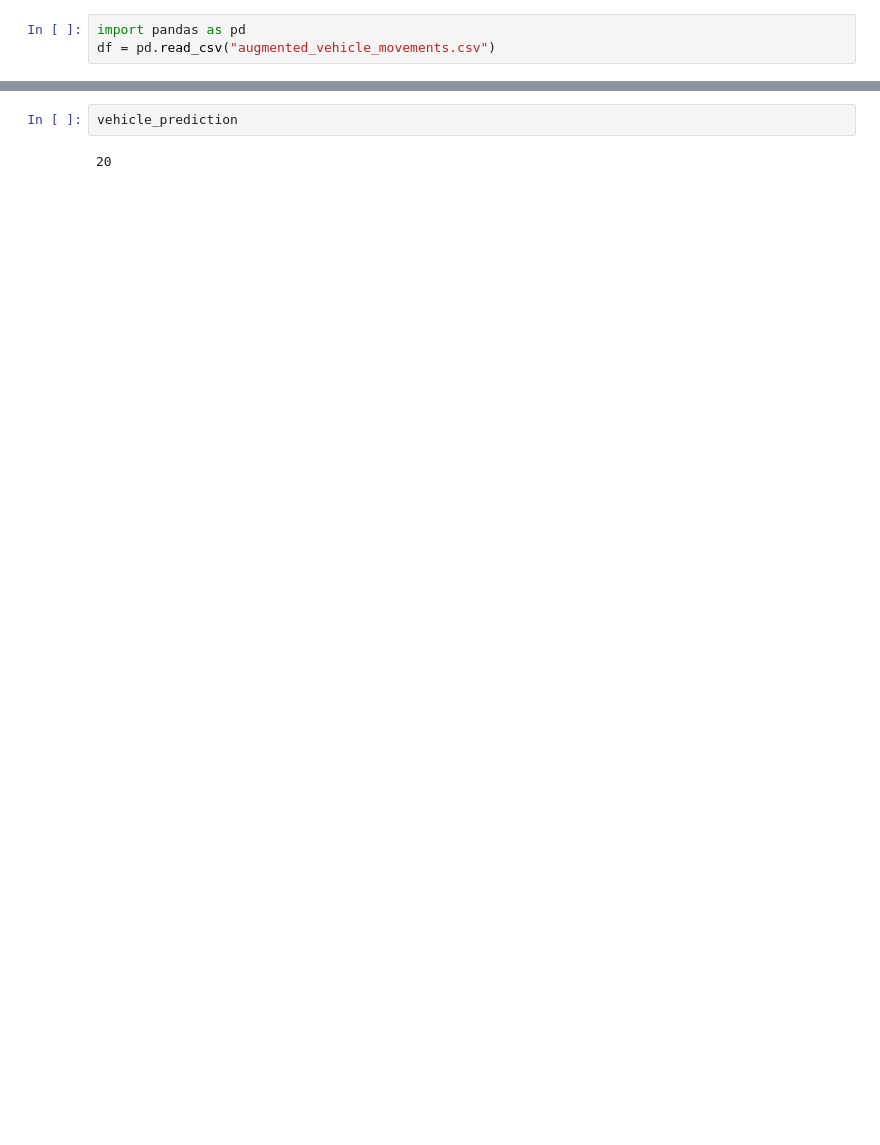
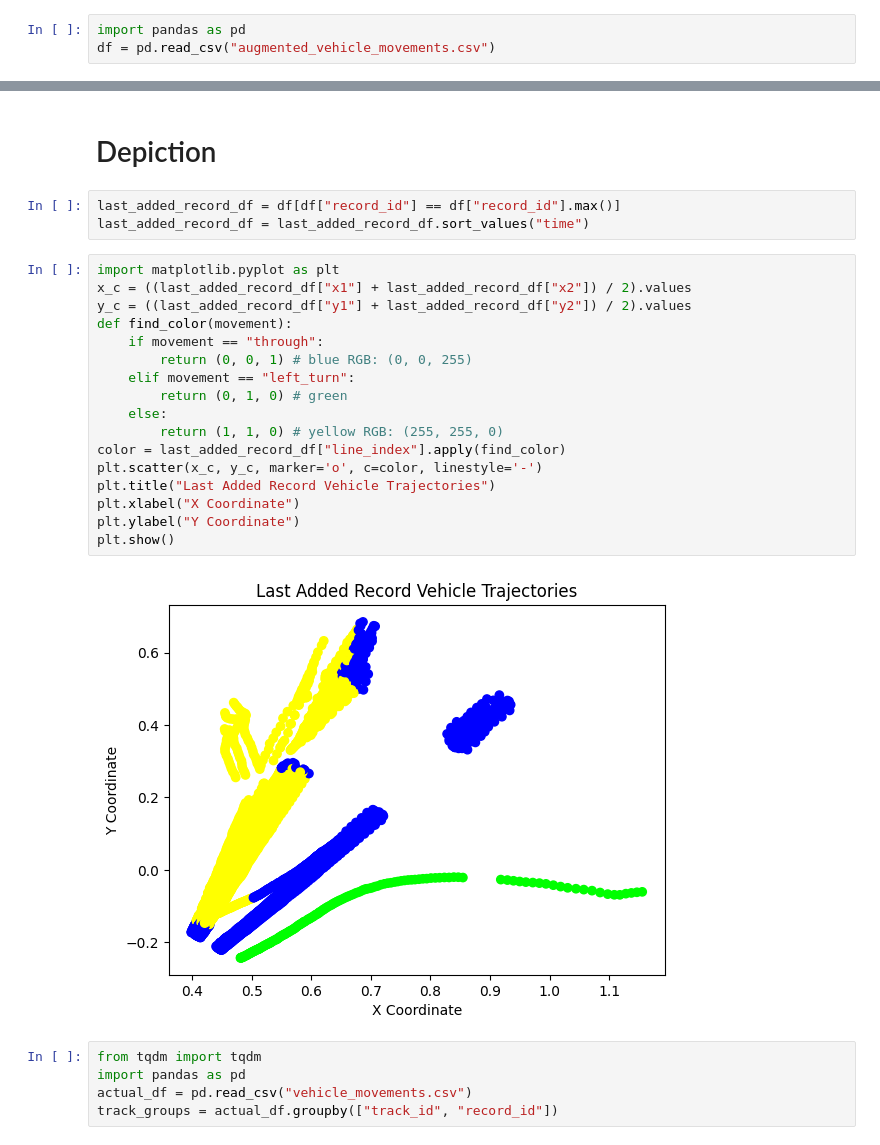
Before and after one commit to AmirHKiani98/VisionSaver, a Jupyter notebook: external.ipynb, the cells around one changed output, grey strips where cells are left out. Drawn from its saved outputs; the diff is of its cells as text; blank space fills up the shorter version.

```diff
--- a/external.ipynb
+++ b/external.ipynb
@@ -519,4 +514,29 @@ KeyError: 'true_code'
-# %%
-vehicle_prediction
-# %% [output]
-20
+# %% [markdown]
+# Depiction
+# %%
+last_added_record_df = df[df["record_id"] == df["record_id"].max()]
+last_added_record_df = last_added_record_df.sort_values("time")
+# %%
+import matplotlib.pyplot as plt
+x_c = ((last_added_record_df["x1"] + last_added_record_df["x2"]) / 2).values
+y_c = ((last_added_record_df["y1"] + last_added_record_df["y2"]) / 2).values
+def find_color(movement):
+    if movement == "through":
+        return (0, 0, 1) # blue RGB: (0, 0, 255)
+    elif movement == "left_turn":
+        return (0, 1, 0) # green
+    else:
+        return (1, 1, 0) # yellow RGB: (255, 255, 0)
+color = last_added_record_df["line_index"].apply(find_color)
+plt.scatter(x_c, y_c, marker='o', c=color, linestyle='-')
+plt.title("Last Added Record Vehicle Trajectories")
+plt.xlabel("X Coordinate")
+plt.ylabel("Y Coordinate")
+plt.show()
+# %% [output]
+[figure, added]
+# %%
+from tqdm import tqdm
+import pandas as pd
+actual_df = pd.read_csv("vehicle_movements.csv")
+track_groups = actual_df.groupby(["track_id", "record_id"])
```
Also changed, not shown: parts of 13 cells of this notebook.
